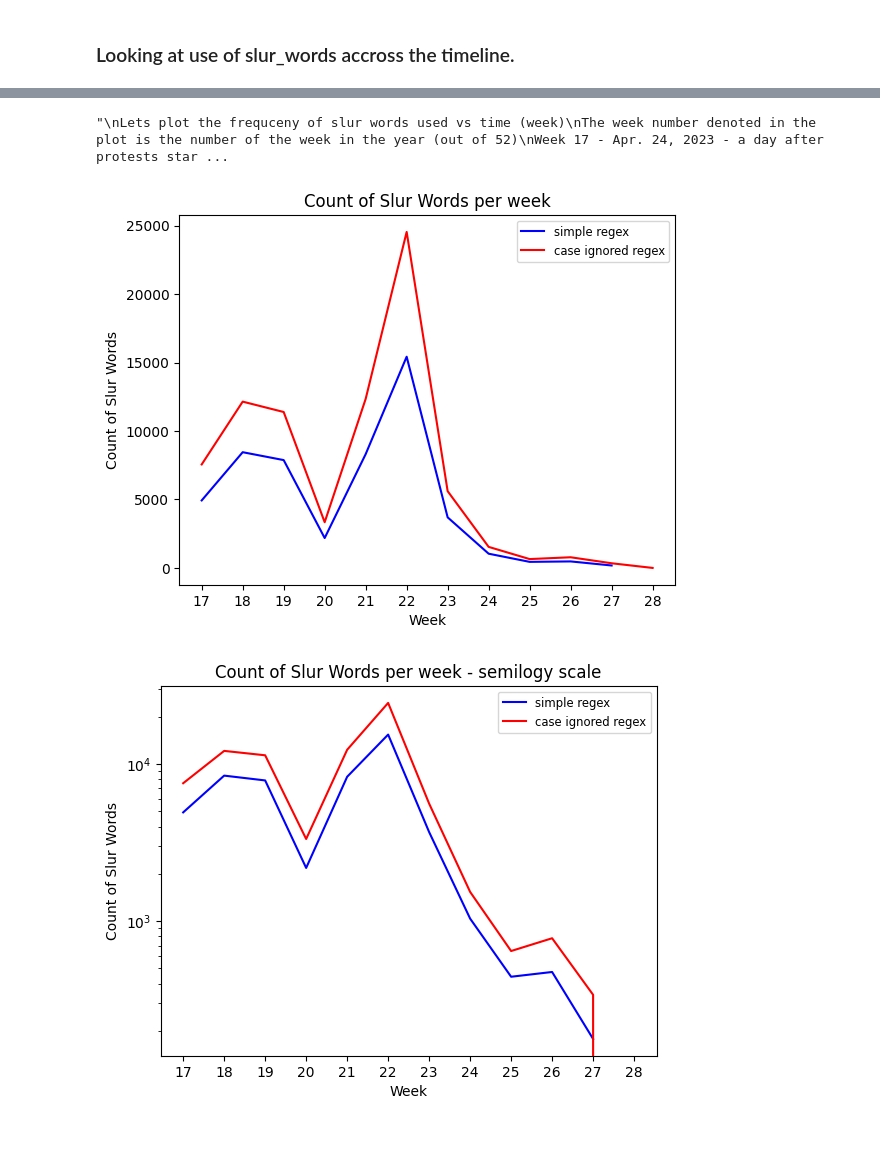
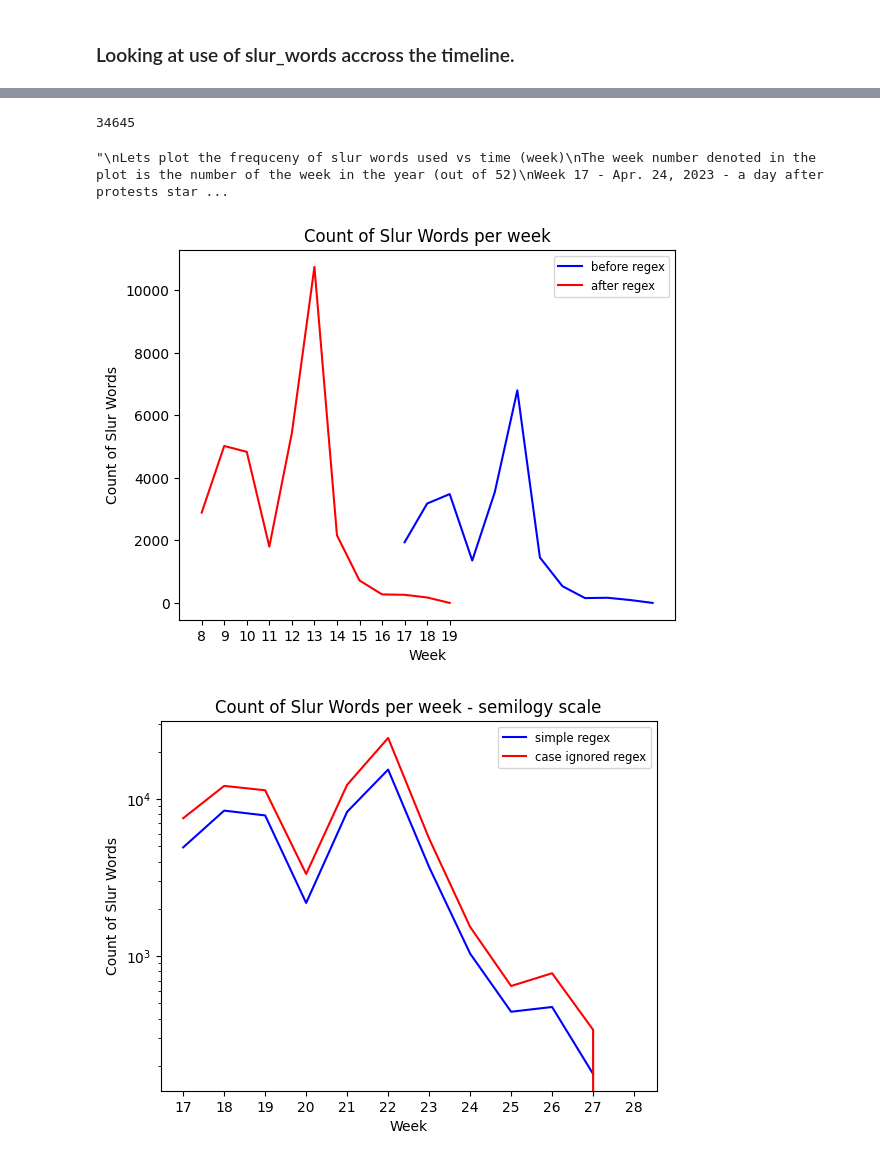
Before and after one commit to aatmanvaidya/Sentiment-Analysis-of-Online-Harassment-Towards-Women-Wrestlers, a Jupyter notebook: youtube_comments_analysis.ipynb, the cells around one changed output, grey strips where cells are left out. Saved outputs shown, nothing was run; the diff lists cells and outputs as text; code cells hidden in the pictures.

Commit message:
small new plot fix

```diff
--- a/youtube_comments_analysis.ipynb
+++ b/youtube_comments_analysis.ipynb
@@ -456,0 +371,8 @@ slur_word_counts = slurWordDf.groupby('week').size()
+# %%
+%%time
+for index, row in timeDf.iterrows():
+    text = row['textOriginal']
+    week = row['week']
+    words = text.split()
+    slur_word_count = sum(1 for word in words if word in slur_words)
+    word_counts_beforeRegex_by_week[week] = word_counts_beforeRegex_by_week.get(week, 0) + slur_word_count
@@ -456,0 +382,3 @@ slur_word_counts = slurWordDf.groupby('week').size()
+# %%
+# word_counts_beforeRegex_by_week
+sorted_word_counts_beforeRegex_by_week = dict(sorted(word_counts_beforeRegex_by_week.items()))
@@ -457,9 +412,10 @@ slur_word_counts = slurWordDf.groupby('week').size()
 # %%
-pattern = r'(?i)(' + '|'.join(slur_words_set) + r')'
+# pattern = r'(?i)(' + '|'.join(slur_words_set) + r')'
+pattern = r"(?i)\b(" + '|'.join(slur_words) + r")\b"
 # %%
 compiled_pattern = re.compile(pattern, re.IGNORECASE)
 # %%
 %%time
 # counts2 = timeDf.groupby('week')['textOriginal'].apply(lambda x: x.str.contains(pattern, case=False).sum())
-counts2 = timeDf.groupby('week')['textOriginal'].apply(lambda x: x.str.contains(compiled_pattern).sum())
+word_counts_afterRegex_by_week = timeDf.groupby('week')['textOriginal'].apply(lambda x: x.str.contains(compiled_pattern).sum())
 # %% [output]
@@ -468,3 +426,7 @@ Wall time: 9min 8s
+# %%
+word_counts_afterRegex_by_week.sum()
+# %% [output]
+34645
 # %%
 '''
 Lets plot the frequceny of slur words used vs time (week)
@@ -478,17 +440,23 @@ Week 28 - July 10, 2023 - last day till I scrapped the data
 # %% [output]
 "\nLets plot the frequceny of slur words used vs time (week)\nThe week number denoted in the plot is the number of the week in the year (out of 52)\nWeek 17 - Apr. 24, 2023 - a day after protests star ...
 # %%
-plt.plot(slur_word_counts.index[1:], slur_word_counts.values[1:], color='blue', label='simple regex')
-plt.plot(counts2.index[8:], counts2.values[8:], color='red', label='case ignored regex')
+keys_before_regex = list(sorted_word_counts_beforeRegex_by_week.keys())[8:]
+values_before_regex = list(sorted_word_counts_beforeRegex_by_week.values())[8:]
+
+keys = np.arange(len(word_counts_afterRegex_by_week))
+values = word_counts_afterRegex_by_week.tolist()
+
+plt.plot(keys_before_regex, values_before_regex, color='blue', label='before regex')
+plt.plot(keys[8:], values[8:], color='red', label='after regex')
 
 plt.xlabel('Week')
 plt.ylabel('Count of Slur Words')
 plt.title('Count of Slur Words per week')
-plt.xticks(counts2.index[8:])
+plt.xticks(keys[8:])
 plt.legend(loc='best', fontsize='small')
 plt.show()
 # %% [output]
-[figure, old version]
+[figure, new version]
 # %%
 plt.semilogy(slur_word_counts.index[1:], slur_word_counts.values[1:], color='blue', label='simple regex')
 plt.semilogy(counts2.index[8:], counts2.values[8:], color='red', label='case ignored regex')
```
Also changed, not shown: parts of 19 cells of this notebook.
